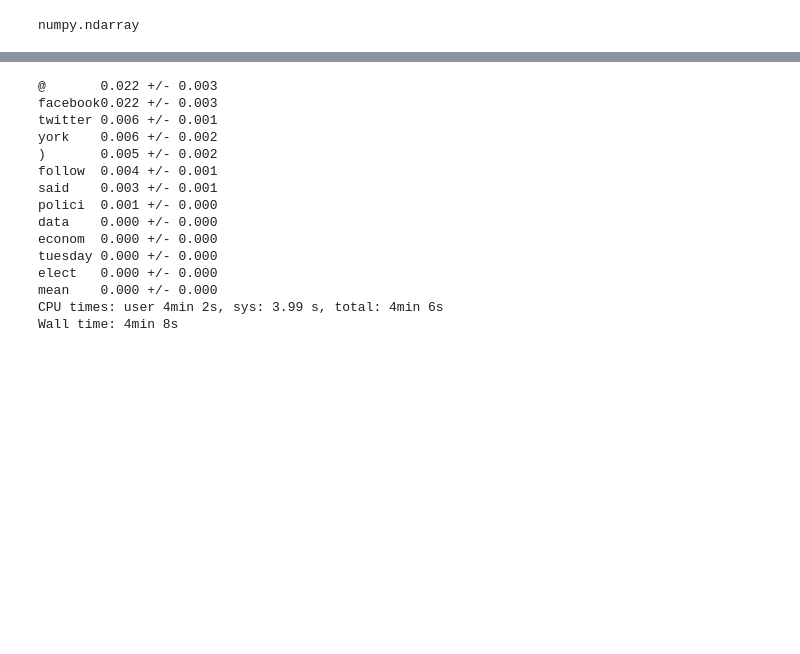
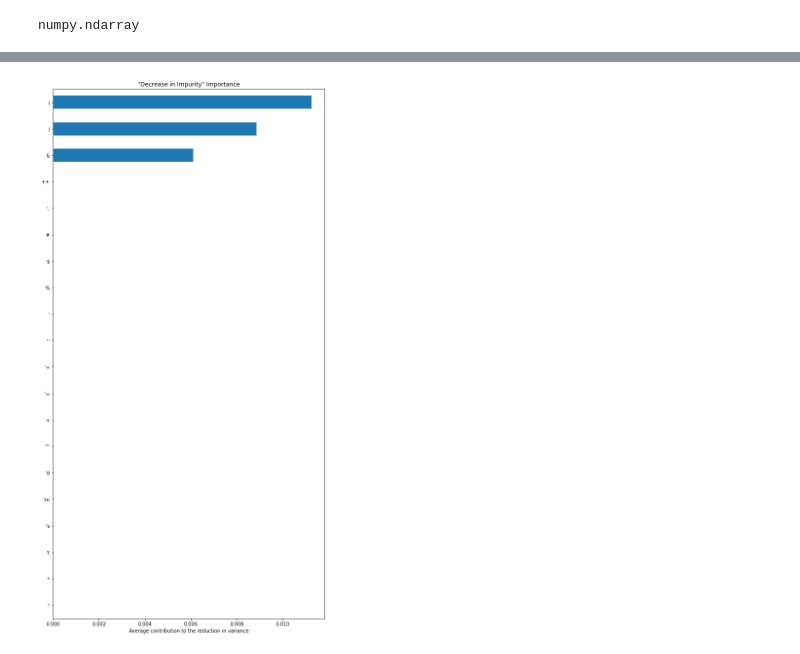
Before and after one commit to dj-betts/Capstone2, a Jupyter notebook: 2019_nlp.ipynb, the cells around one changed output, grey strips where cells are left out. Drawn from its saved outputs; the diff is of its cells as text; code cells hidden in the pictures; blank space fills up the shorter version.

```diff
--- a/2019_nlp.ipynb
+++ b/2019_nlp.ipynb
@@ -480,3 +478,0 @@ Wall time: 13min 16s
-# %%
-%%time
-X_snowball = X_snowball.transform(corpus_nltk)
@@ -668,6 +607,6 @@ from imblearn.under_sampling import RandomUnderSampler
 rus = RandomUnderSampler(random_state=0)
 
 #X, y --> X_resampled, y_resampled
-X_resampled, y_resampled = rus.fit_resample(test_x, y_nltk)
+X_resampled, y_resampled = rus.fit_resample(X_snowball, y_nltk)
 print(sorted(Counter(y_resampled).items()))
 # %% [output]
@@ -699,9 +638,9 @@ print(f'tn={tn}, fp={fp}, fn={fn}, tp={tp})')
 print(rf_clf.n_features_)
 print(rf_clf.n_classes_)
 print(rf_clf.n_outputs_)
-test450_feat_names = test_vectorizer.get_feature_names()
-print(type(test450_feat_names))
-feature_import = test450_rf_clf.feature_importances_
+feat_names = vectorizer.get_feature_names()
+print(len(feat_names))
+feature_import = rf_clf.feature_importances_
 print(type(feature_import))
 feature_import.shape
 # what are the actual parametrs set in the function. something specific about the random forest i forgot
@@ -725,3 +647,5 @@ list
+# %%
+feat_names = vectorizer.get_feature_names()
 # %%
 type(feature_import)
 # %% [output]
@@ -737,31 +661,17 @@ y_test.shape
 # %%
-# feat_scores = pd.Series(feature_import,
-#                            index=test450_feat_names)
-# feat_scores = feat_scores.sort_values()
-# ax = feat_scores.plot(kind='barh', figsize=(10,20))
-# ax.set_title('"Decrease in Impurity" Importance')
-# ax.set_xlabel('Average contribution to the reduction in variance');
+feat_scores = pd.Series(feature_import[:20],
+                           index=feat_names[:20])
+feat_scores = feat_scores.sort_values()
+ax = feat_scores.plot(kind='barh', figsize=(10,20))
+ax.set_title('"Decrease in Impurity" Importance')
+ax.set_xlabel('Average contribution to the reduction in variance');
+# %% [output]
+[figure, added]
 # %%
 %%time
-r = permutation_importance(test450_rf_clf, X_test.toarray(), y_test, n_repeats=30, random_state=0)
+r = permutation_importance(rf_clf, X_test.toarray(), y_test, n_repeats=30, random_state=0)
 for i in r.importances_mean.argsort()[::-1]:
     if r.importances_mean[i] - 2 * r.importances_std[i] > 0:
-        print(f"{test450_feat_names[i]:<8}"
+        print(f"{feat_names[i]:<8}"
               f"{r.importances_mean[i]:.3f}"
               f" +/- {r.importances_std[i]:.3f}")
-# %% [output]
-@       0.022 +/- 0.003
-facebook0.022 +/- 0.003
-twitter 0.006 +/- 0.001
-york    0.006 +/- 0.002
-)       0.005 +/- 0.002
-follow  0.004 +/- 0.001
-said    0.003 +/- 0.001
-polici  0.001 +/- 0.000
-data    0.000 +/- 0.000
-econom  0.000 +/- 0.000
-tuesday 0.000 +/- 0.000
-elect   0.000 +/- 0.000
-mean    0.000 +/- 0.000
-CPU times: user 4min 2s, sys: 3.99 s, total: 4min 6s
-Wall time: 4min 8s
```
Also changed, not shown: parts of 32 cells of this notebook.
